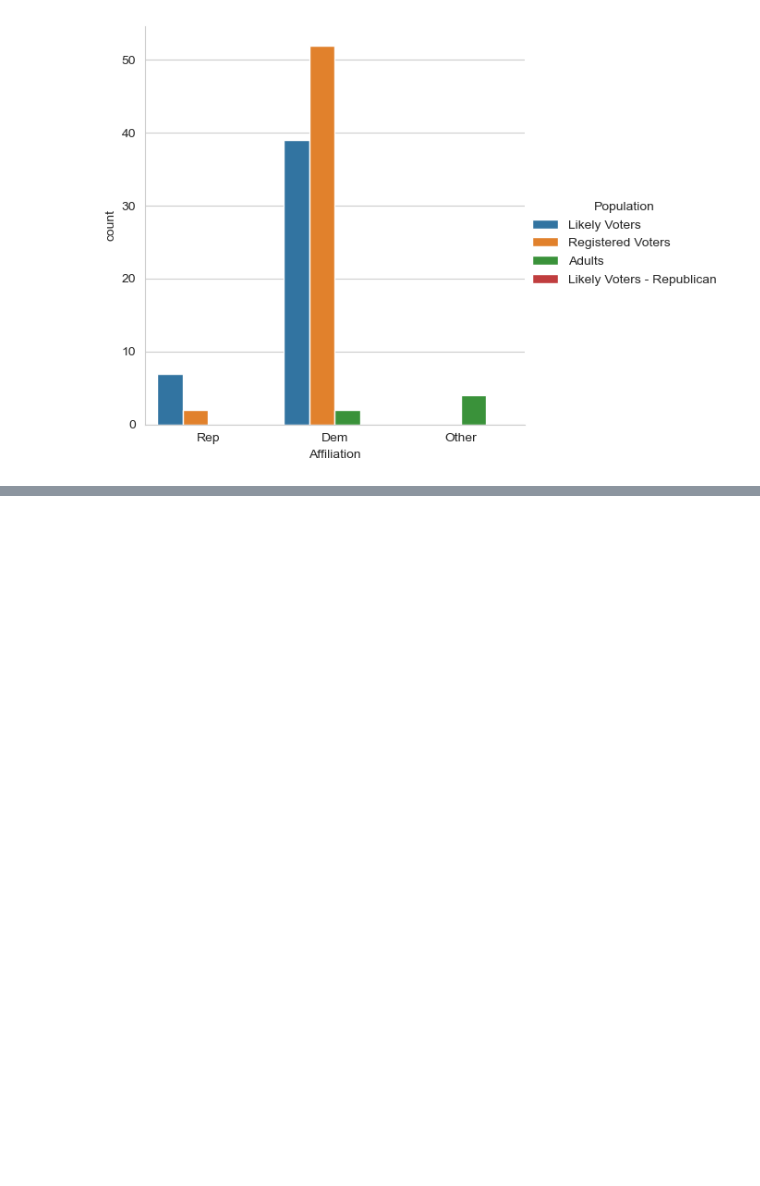
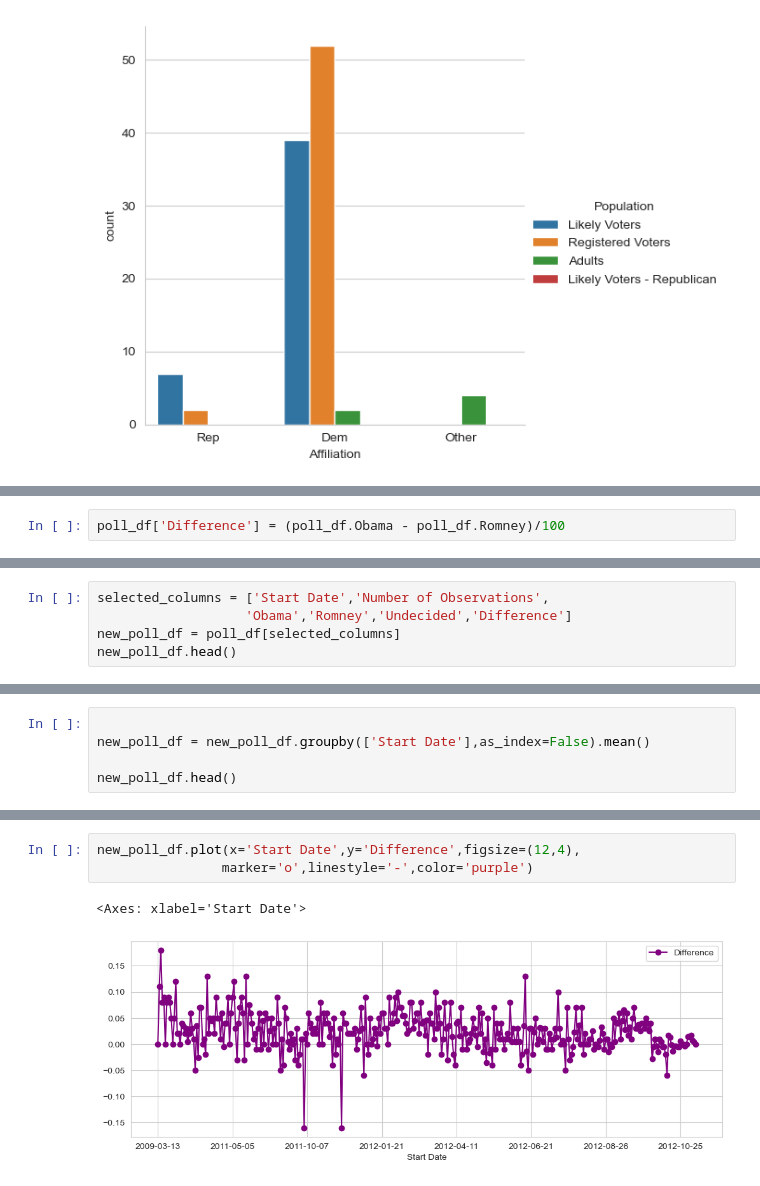
Before and after one commit to tylercoen/python, a Jupyter notebook: Learning Python for Data Analysis and Visualization/Election Data Analysis Project/Election Data Analysis Project.ipynb, the cells around one changed output, grey strips where cells are left out. Saved outputs shown, nothing was run; the diff lists cells and outputs as text; blank space fills up the shorter version.

```diff
--- a/Learning Python for Data Analysis and Visualization/Election Data Analysis Project/Election Data Analysis Project.ipynb
+++ b/Learning Python for Data Analysis and Visualization/Election Data Analysis Project/Election Data Analysis Project.ipynb
@@ -71,0 +116,2 @@ TypeError: can only concatenate str (not "int") to str
+# %%
+poll_df['Difference'] = (poll_df.Obama - poll_df.Romney)/100
@@ -71,0 +127,5 @@ TypeError: can only concatenate str (not "int") to str
+# %%
+selected_columns = ['Start Date','Number of Observations',
+                   'Obama','Romney','Undecided','Difference']
+new_poll_df = poll_df[selected_columns]
+new_poll_df.head()
@@ -71,0 +139,5 @@ TypeError: can only concatenate str (not "int") to str
+# %%
+
+new_poll_df = new_poll_df.groupby(['Start Date'],as_index=False).mean()
+
+new_poll_df.head()
@@ -71,0 +151,6 @@ TypeError: can only concatenate str (not "int") to str
+# %%
+new_poll_df.plot(x='Start Date',y='Difference',figsize=(12,4),
+                marker='o',linestyle='-',color='purple')
+# %% [output]
+<Axes: xlabel='Start Date'>
+[figure, added]
```
Also changed, not shown: parts of 49 cells of this notebook.
